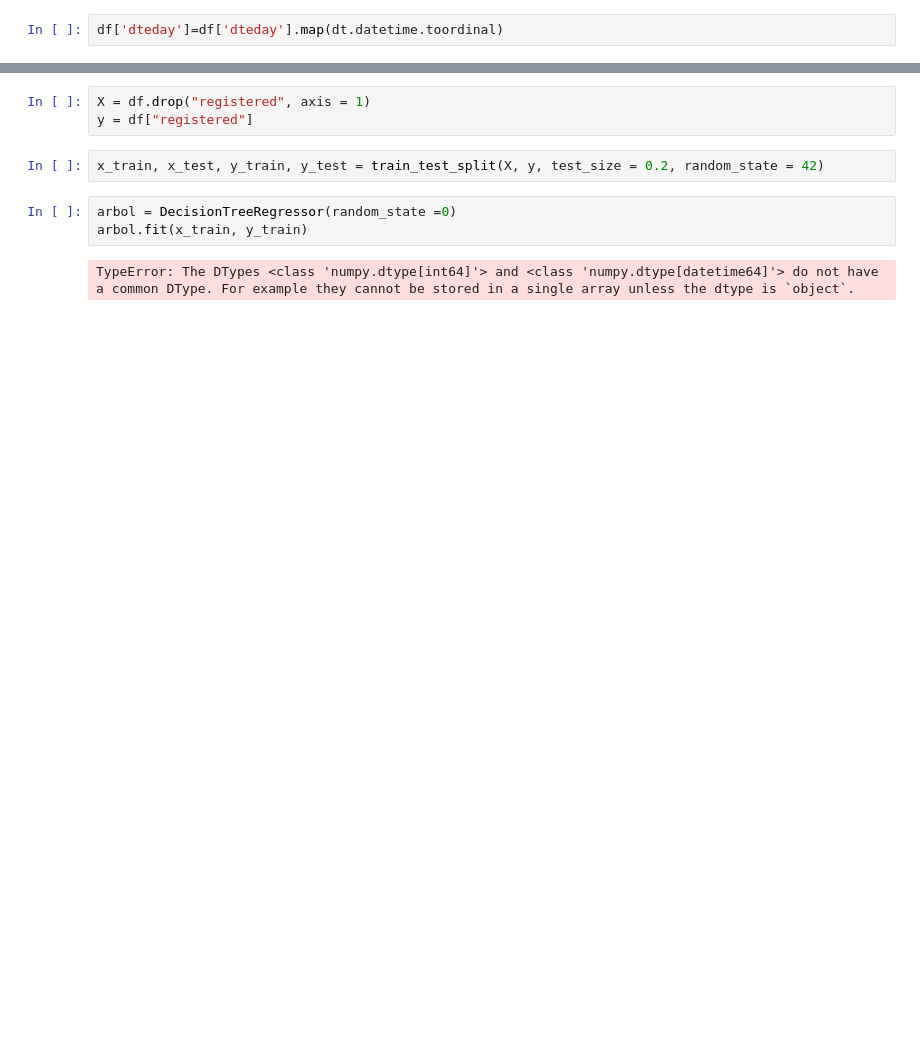
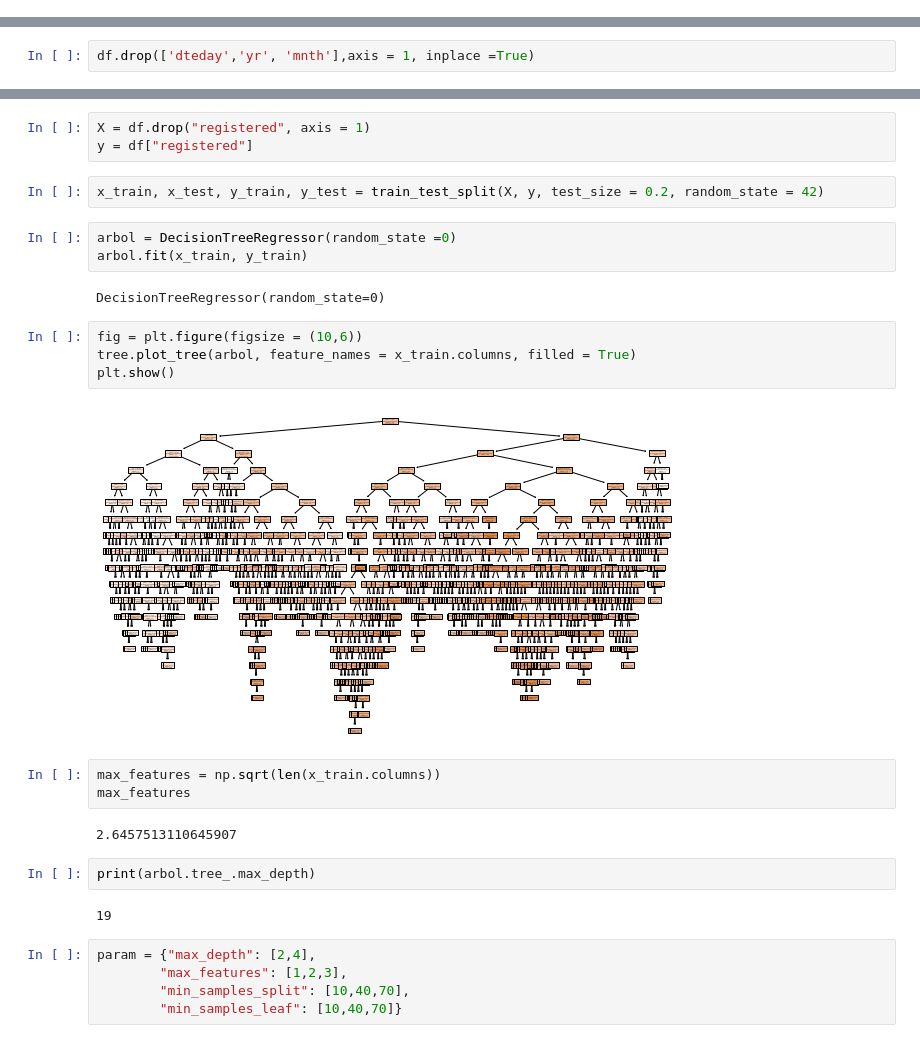
Before and after one commit to Adalab/project-DA-promo-c-modulo-3-team-1, a Jupyter notebook: borrador/decision_tree.ipynb, the cells around one changed output, grey strips where cells are left out. Saved outputs shown, nothing was run; the diff lists cells and outputs as text; blank space fills up the shorter version.

```diff
--- a/borrador/decision_tree.ipynb
+++ b/borrador/decision_tree.ipynb
@@ -24,5 +24,3 @@ Cambiamos los tipos de dato en las columnas dteday, holiday y weathersit para qu
-# %%
-df['dteday']=df['dteday'].map(dt.datetime.toordinal)
 # %%
 df = df.astype({'holiday': 'int64', 'weathersit': 'int64'})
 # %%
@@ -48,0 +49,2 @@ memory usage: 68.4 KB
+# %%
+df.drop(['dteday','yr',	'mnth'],axis = 1, inplace =True)
@@ -55,4 +65,24 @@ x_train, x_test, y_train, y_test = train_test_split(X, y, test_size = 0.2, rando
 arbol = DecisionTreeRegressor(random_state =0)
 arbol.fit(x_train, y_train)
 # %% [output]
-TypeError: The DTypes <class 'numpy.dtype[int64]'> and <class 'numpy.dtype[datetime64]'> do not have a common DType. For example they cannot be stored in a single array unless the dtype is `object`.
+DecisionTreeRegressor(random_state=0)
+# %%
+fig = plt.figure(figsize = (10,6))
+tree.plot_tree(arbol, feature_names = x_train.columns, filled = True)
+plt.show()
+# %% [output]
+[figure, added]
+# %%
+max_features = np.sqrt(len(x_train.columns))
+max_features
+# %% [output]
+2.6457513110645907
+# %%
+print(arbol.tree_.max_depth)
+# %% [output]
+19
+# %%
+param = {"max_depth": [2,4],
+        "max_features": [1,2,3],
+        "min_samples_split": [10,40,70],
+        "min_samples_leaf": [10,40,70]}
```
Also changed, not shown: parts of 23 cells of this notebook, 5 other files.
